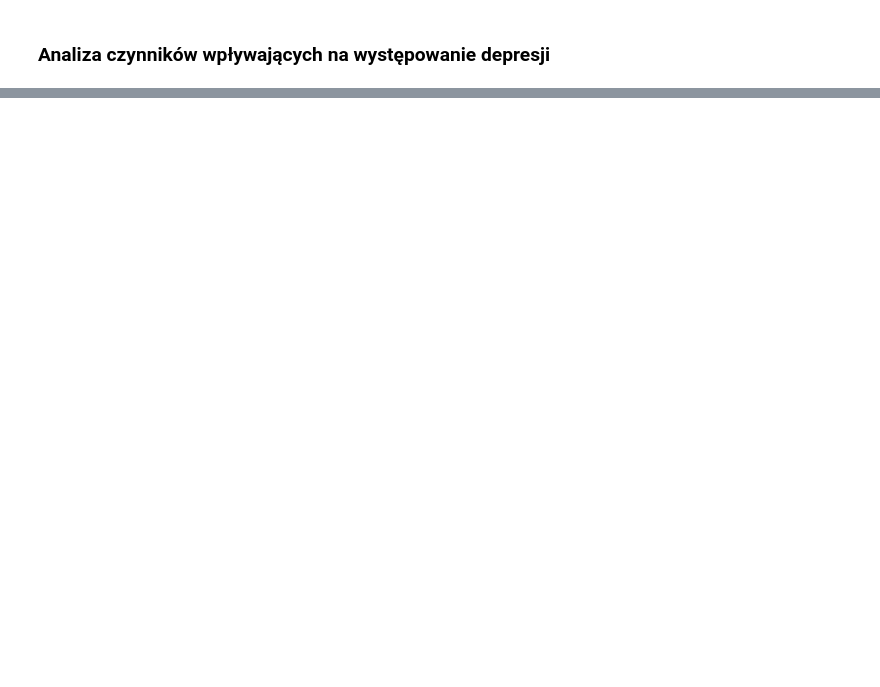
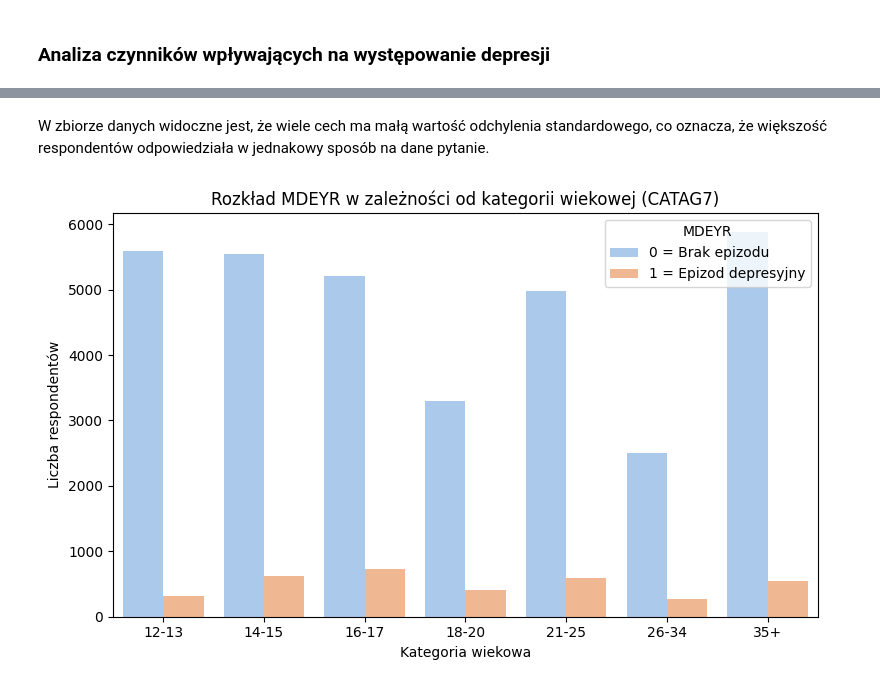
Before and after one commit to mmcza/Gender-Mental-Illness-and-Crime-in-the-United-States-Analysis, a Jupyter notebook: Mental-Illness-Analysis.ipynb, the cells around one changed output, grey strips where cells are left out. Drawn from its saved outputs; the diff is of its cells as text; code cells hidden in the pictures; blank space fills up the shorter version.

```diff
--- a/Mental-Illness-Analysis.ipynb
+++ b/Mental-Illness-Analysis.ipynb
@@ -205,6 +210,7 @@ Słownik z oznaczeniami brakujących danych w poszczególnych kolumnach
 missing_values = {
     'IRSEX': [],
     'CATAG7': [],
+    'NEWRACE2': [],
     'ANYINDEX': [-1],
     'ANYILLICITRC': [],
     'MJCOKELY': [],
@@ -229,6 +235,7 @@ indices_with_missing_data = []
 
 for column, missing_values_list in missing_values.items():
     mask = df[column].isin(missing_values_list)
+    df.loc[mask, column] = None
     num_of_missing_data = mask.sum()
     print(f'{column}: {num_of_missing_data} ({num_of_missing_data / df.shape[0] * 100:.2f}%)')
     indices_with_missing_data.extend(df[mask].index.to_list())
@@ -295,3 +302,3 @@ Ze względu na fakt, że kolumna `ANYINDEX` posiada wartości typu `float64`, gd
 # %%
-df = df[df['ANYINDEX'] != -1]
+df = df.dropna(subset=['ANYINDEX'])
 df = df.reset_index(drop=True)
@@ -310,2 +324,4 @@ df = df_imputed
+# %%
+data_df = df_imputed.copy()
 # %% [markdown]
 ### Analiza czynników wpływających na występowanie depresji
@@ -311,0 +372,35 @@ df = df_imputed
+# %% [markdown]
+W zbiorze danych widoczne jest, że wiele cech ma małą wartość odchylenia standardowego, co oznacza, że większość respondentów odpowiedziała w jednakowy sposób na dane pytanie.
+# %%
+import seaborn as sns
+
+age_labels = {
+    1: '12-13',
+    2: '14-15',
+    3: '16-17',
+    4: '18-20',
+    5: '21-25',
+    6: '26-34',
+    7: '35+'
+}
+
+data_df['CATAG7_str'] = data_df['CATAG7'].map(age_labels)
+
+plt.figure(figsize=(8, 5))
+sns.countplot(
+    data=data_df,
+    x='CATAG7_str',
+    hue='MDEYR',
+    palette='pastel',
+    order=['12-13', '14-15', '16-17', '18-20', '21-25', '26-34', '35+']
+)
+
+plt.title('Rozkład MDEYR w zależności od kategorii wiekowej (CATAG7)')
+plt.xlabel('Kategoria wiekowa')
+plt.ylabel('Liczba respondentów')
+plt.legend(title='MDEYR', labels=['0 = Brak epizodu', '1 = Epizod depresyjny'])
+plt.xticks(rotation=0)
+plt.tight_layout()
+plt.show()
+# %% [output]
+[figure, added]
```
Also changed, not shown: parts of 34 cells of this notebook, 1 other file.
